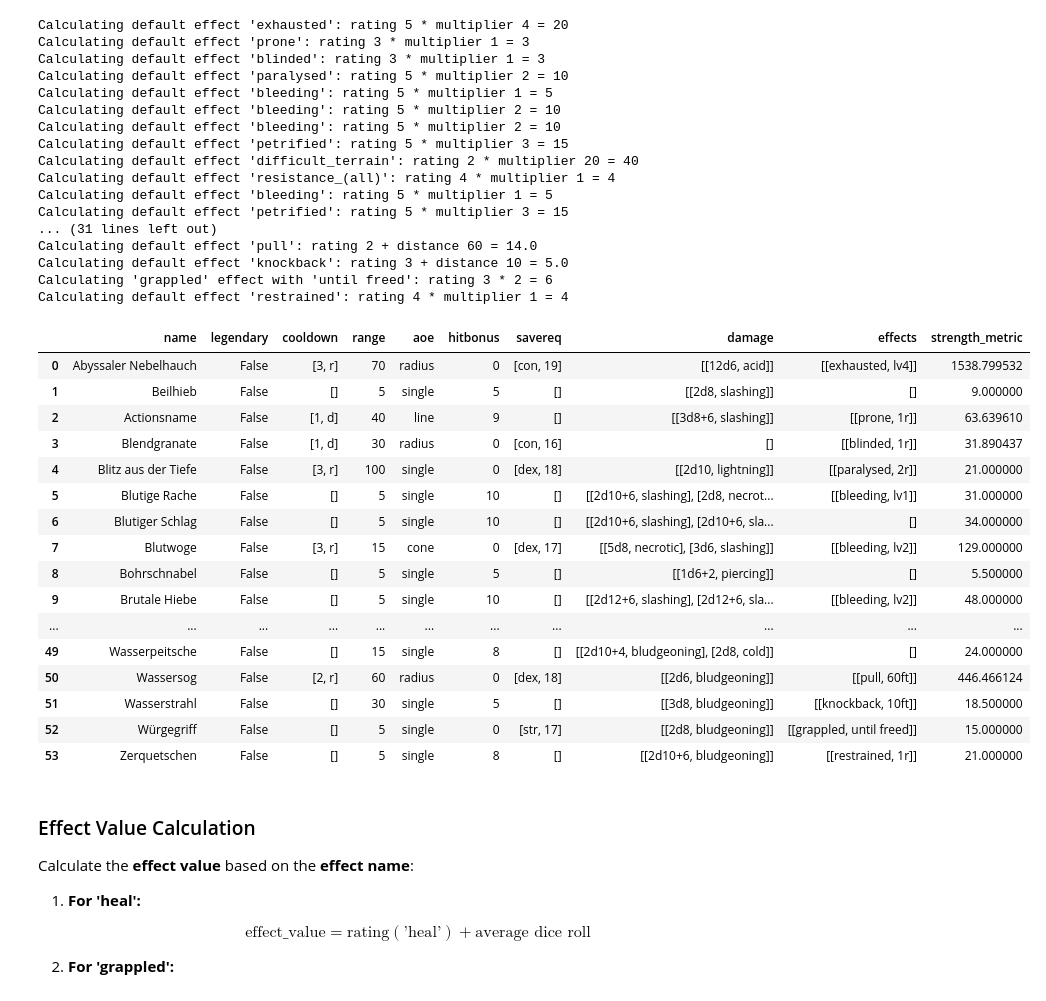
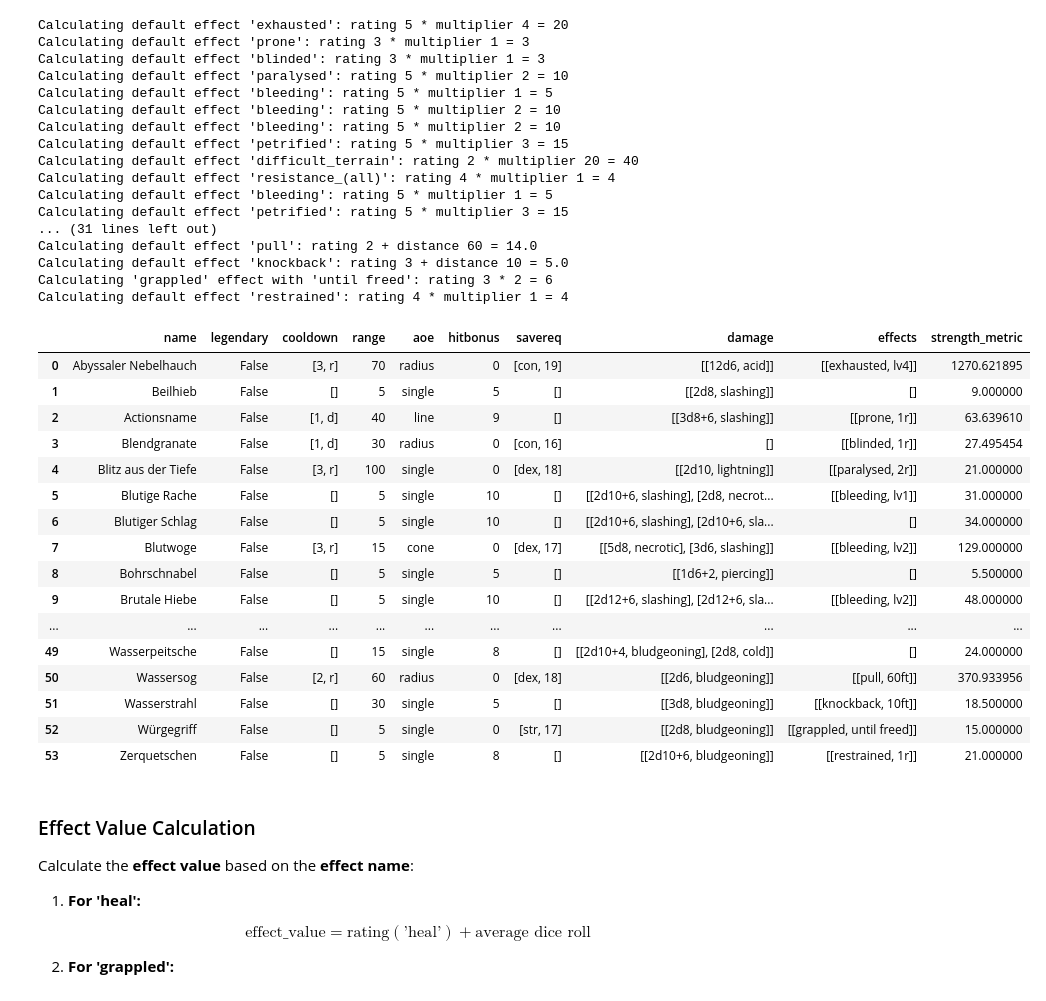
Before and after one commit to Zetsuboushii/vastlands-exploration, a Jupyter notebook: testing.ipynb, the cells around one changed output. Drawn from its saved outputs; the diff is of its cells as text; code cells hidden in the pictures.

```diff
--- a/testing.ipynb
+++ b/testing.ipynb
@@ -156,7 +126,7 @@ def calculate_aoe_area(aoe_type, range_value):
     range_in_tiles = int(int(range_value) / 5) if range_value else 0
     match aoe_type:
         case "radius":
-            area = round(math.pi * (range_in_tiles ** 2))
+            area = 2 * (range_in_tiles ** 2) + 2 * range_in_tiles
         case "cone":
             area = range_in_tiles ** 2
         case "line":
@@ -244,37 +214,37 @@ def calculate_strength_metric(row):
     damage_score = avg_dmg
     effect_score = calculate_effect_score(row['effects'])
     cooldown_penalty = calculate_cooldown_penalty(row['cooldown'])
     aoe_area = calculate_aoe_area(row['aoe'], row['range'])
     # TODO Adjust the penalty for cooldowns as needed for now it is unused
     strength_metric = (damage_score + effect_score) * (aoe_area ** 0.5)
     return strength_metric
 
 
 action_df['strength_metric'] = action_df.apply(calculate_strength_metric, axis=1)
 action_df
 # %% [output]
 Calculating default effect 'exhausted': rating 5 * multiplier 4 = 20
 Calculating default effect 'prone': rating 3 * multiplier 1 = 3
 Calculating default effect 'blinded': rating 3 * multiplier 1 = 3
 Calculating default effect 'paralysed': rating 5 * multiplier 2 = 10
 Calculating default effect 'bleeding': rating 5 * multiplier 1 = 5
 Calculating default effect 'bleeding': rating 5 * multiplier 2 = 10
 Calculating default effect 'bleeding': rating 5 * multiplier 2 = 10
 Calculating default effect 'petrified': rating 5 * multiplier 3 = 15
 Calculating default effect 'difficult_terrain': rating 2 * multiplier 20 = 40
 Calculating default effect 'resistance_(all)': rating 4 * multiplier 1 = 4
 Calculating default effect 'bleeding': rating 5 * multiplier 1 = 5
 Calculating default effect 'petrified': rating 5 * multiplier 3 = 15
 ... (31 lines left out)
 Calculating default effect 'pull': rating 2 + distance 60 = 14.0
 Calculating default effect 'knockback': rating 3 + distance 10 = 5.0
 Calculating 'grappled' effect with 'until freed': rating 3 * 2 = 6
 Calculating default effect 'restrained': rating 4 * multiplier 1 = 4
 |  | name | legendary | cooldown | range | aoe | hitbonus | savereq | damage | effects | strength_metric |
-| 0 | Abyssaler Nebelhauch | False | [3, r] | 70 | radius | 0 | [con, 19] | [[12d6, acid]] | [[exhausted, lv4]] | 1538.799532 |
+| 0 | Abyssaler Nebelhauch | False | [3, r] | 70 | radius | 0 | [con, 19] | [[12d6, acid]] | [[exhausted, lv4]] | 1270.621895 |
 | 1 | Beilhieb | False | [] | 5 | single | 5 | [] | [[2d8, slashing]] | [] | 9.000000 |
 | 2 | Actionsname | False | [1, d] | 40 | line | 9 | [] | [[3d8+6, slashing]] | [[prone, 1r]] | 63.639610 |
-| 3 | Blendgranate | False | [1, d] | 30 | radius | 0 | [con, 16] | [] | [[blinded, 1r]] | 31.890437 |
+| 3 | Blendgranate | False | [1, d] | 30 | radius | 0 | [con, 16] | [] | [[blinded, 1r]] | 27.495454 |
 | 4 | Blitz aus der Tiefe | False | [3, r] | 100 | single | 0 | [dex, 18] | [[2d10, lightning]] | [[paralysed, 2r]] | 21.000000 |
 | 5 | Blutige Rache | False | [] | 5 | single | 10 | [] | [[2d10+6, slashing], [2d8, necrot... | [[bleeding, lv1]] | 31.000000 |
 | 6 | Blutiger Schlag | False | [] | 5 | single | 10 | [] | [[2d10+6, slashing], [2d10+6, sla... | [] | 34.000000 |
@@ -283,7 +253,7 @@ Calculating default effect 'restrained': rating 4 * multiplier 1 = 4
 | 9 | Brutale Hiebe | False | [] | 5 | single | 10 | [] | [[2d12+6, slashing], [2d12+6, sla... | [[bleeding, lv2]] | 48.000000 |
 | ... | ... | ... | ... | ... | ... | ... | ... | ... | ... | ... |
 | 49 | Wasserpeitsche | False | [] | 15 | single | 8 | [] | [[2d10+4, bludgeoning], [2d8, cold]] | [] | 24.000000 |
-| 50 | Wassersog | False | [2, r] | 60 | radius | 0 | [dex, 18] | [[2d6, bludgeoning]] | [[pull, 60ft]] | 446.466124 |
+| 50 | Wassersog | False | [2, r] | 60 | radius | 0 | [dex, 18] | [[2d6, bludgeoning]] | [[pull, 60ft]] | 370.933956 |
 | 51 | Wasserstrahl | False | [] | 30 | single | 5 | [] | [[3d8, bludgeoning]] | [[knockback, 10ft]] | 18.500000 |
 | 52 | Würgegriff | False | [] | 5 | single | 0 | [str, 17] | [[2d8, bludgeoning]] | [[grappled, until freed]] | 15.000000 |
 | 53 | Zerquetschen | False | [] | 5 | single | 8 | [] | [[2d10+6, bludgeoning]] | [[restrained, 1r]] | 21.000000 |
```
Also changed, not shown: parts of 3 cells of this notebook.
